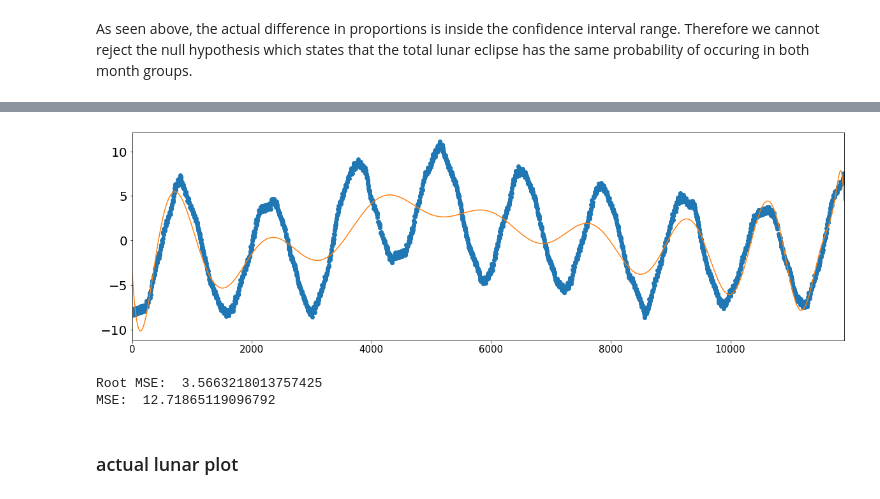
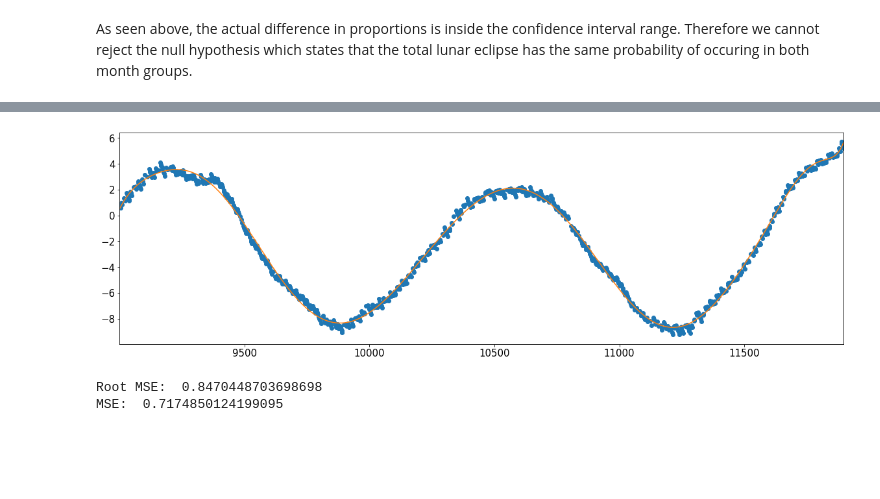
Before and after one commit to rachelraikar/Capstone1-Eclipses, a Jupyter notebook: Solar-and-Lunar-Eclipse-Capstone.ipynb, the cells around one changed output, grey strips where cells are left out. Drawn from its saved outputs; the diff is of its cells as text; code cells hidden in the pictures; blank space fills up the shorter version.

```diff
--- a/Solar-and-Lunar-Eclipse-Capstone.ipynb
+++ b/Solar-and-Lunar-Eclipse-Capstone.ipynb
@@ -660,29 +681,34 @@ from sklearn.metrics import mean_squared_error
 lr_solar = LinearRegression()
 
 #fit the model to the solar eclipse data
-lr_solar.fit(x_solar.reshape(-1, 1), y_solar)
+lr_solar.fit(X_train_solar, Y_train_solar)
 
 #predict the eclipses
-y_predicted = lr_solar.predict(x_solar.reshape(-1, 1))
+Y_predicted = lr_solar.predict(X_test_solar)
 
 #compute difference between predicted and actual
-y_diff = y_predicted - y_solar
+Y_diff = Y_predicted - Y_test_solar
 
 
 #plots the predicted data with x:star index, and y:years from start date
-_ = plt.plot(x_solar, y_solar)
-_ = plt.title('Solar Eclipses')
+_ = plt.plot(X_test_solar, Y_test_solar)
+_ = plt.rcParams['xtick.labelsize']=15
+_ = plt.rcParams['ytick.labelsize']=15
+_ = plt.xlabel('Total Solar Eclipse Index',size=20)
+_ = plt.ylabel('Years Since First Total Solar Eclipse',size=18)
+_ = plt.title('Total Solar Eclipses- Linear Regression Model',size=20)
+_ = plt.savefig('Total Solar Eclipses- Linear Regression.png')
 _ = plt.show()
 import math
 
 #plots the difference between the predicted and actual
-_ = plt.plot(x_solar, y_diff)
+_ = plt.plot(X_test_solar, Y_diff)
 #cos_x = [-10 * math.cos(val/180) for val in x_solar]
 #_ = plt.plot(x_solar, cos_x)
 _ = plt.show()
 
-print('Root MSE: ', np.sqrt(mean_squared_error(y_solar, y_predicted)))
-print('MSE: ', mean_squared_error(y_solar, y_predicted))
+print('Root MSE: ', np.sqrt(mean_squared_error(Y_test_solar, Y_predicted)))
+print('MSE: ', mean_squared_error(Y_test_solar, Y_predicted))
 
 #y_predicted_new = y_predicted - cos_x
 #_ = plt.plot(x_solar, y_predicted_new)
@@ -695,22 +721,26 @@ MSE:  24.403029474714696
 # %%
-z = np.polyfit(x_solar, y_diff, 40)
+X_test_solar = np.squeeze(X_test_solar)
+
+z = np.polyfit(X_test_solar, Y_diff, 40)
+z = np.squeeze(z)
 f = np.poly1d(z)
 
 # calculate new x's and y's
-x_new = np.linspace(x_solar[0], x_solar[-1], len(x_solar))
-y_new = f(x_new)
+X_new = np.linspace(X_test_solar[0], X_test_solar[-1], len(X_test_solar))
+Y_new = f(X_new)
 
-plt.plot(x_solar, y_diff, 'o', x_new, y_new)
-plt.xlim([x_solar[0]-1, x_solar[-1] + 1 ])
+plt.plot(X_test_solar, Y_diff, 'o', X_new, Y_new)
+plt.xlim([X_test_solar[0]-1, X_test_solar[-1] + 1 ])
 plt.show()
 
-y_predicted_new = y_predicted - y_new
-print('Root MSE: ',np.sqrt(mean_squared_error(y_solar, y_predicted_new)))
-print('MSE: ',mean_squared_error(y_solar, y_predicted_new))
+Y_predicted = np.squeeze(Y_predicted)
+Y_predicted_new = Y_predicted - Y_new
+print('Root MSE: ',np.sqrt(mean_squared_error(Y_test_solar, Y_predicted_new)))
+print('MSE: ',mean_squared_error(Y_test_solar, Y_predicted_new))
 # %% [output]
-[figure, old version]
+[figure, new version]
-Root MSE:  3.5663218013757425
-MSE:  12.71865119096792
+Root MSE:  0.8470448703698698
+MSE:  0.7174850124199095
 # %%
 # from scipy import optimize
 
@@ -723,5 +753,3 @@ MSE:  12.71865119096792
 # plt.plot(x_solar, y_diff)
 # plt.plot(x_solar, test_func(x_solar, params[0], params[1]))
 # plt.show()
-# %% [markdown]
-### actual lunar plot
```
Also changed, not shown: parts of 75 cells of this notebook.
